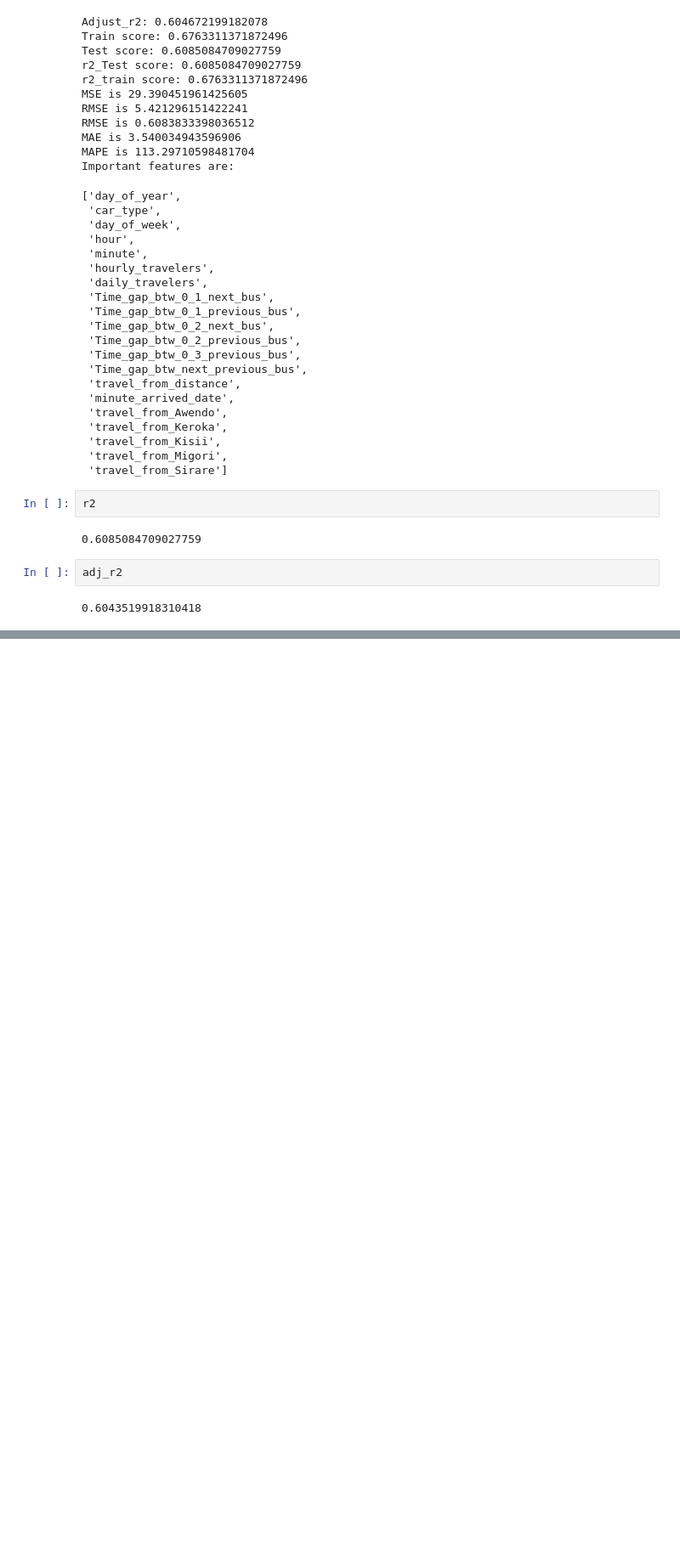
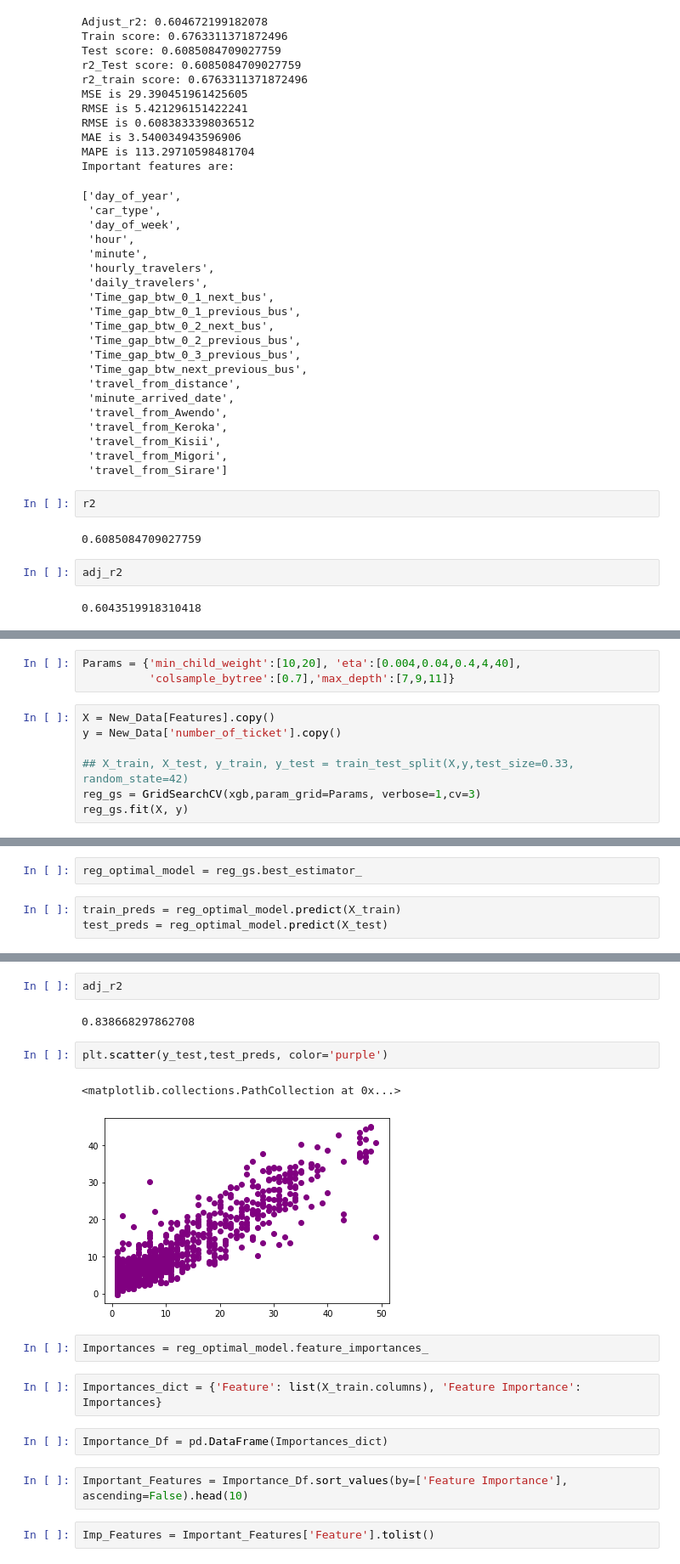
Before and after one commit to Yashwati-patel/Transport_Demand_Prediction, a Jupyter notebook: Final_Notebook_of_Transport_Demand_Prediction.ipynb, the cells around one changed output, grey strips where cells are left out. Shown: that part at 85% size. Drawn from its saved outputs; the diff is of its cells as text; blank space fills up the shorter version.

```diff
--- a/Final_Notebook_of_Transport_Demand_Prediction.ipynb
+++ b/Final_Notebook_of_Transport_Demand_Prediction.ipynb
@@ -885,0 +1051,10 @@ adj_r2
+# %%
+Params = {'min_child_weight':[10,20], 'eta':[0.004,0.04,0.4,4,40],
+          'colsample_bytree':[0.7],'max_depth':[7,9,11]}
+# %%
+X = New_Data[Features].copy()
+y = New_Data['number_of_ticket'].copy()
+
+## X_train, X_test, y_train, y_test = train_test_split(X,y,test_size=0.33, random_state=42)
+reg_gs = GridSearchCV(xgb,param_grid=Params, verbose=1,cv=3)
+reg_gs.fit(X, y)
@@ -885,0 +1109,5 @@ adj_r2
+# %%
+reg_optimal_model = reg_gs.best_estimator_
+# %%
+train_preds = reg_optimal_model.predict(X_train)
+test_preds = reg_optimal_model.predict(X_test)
@@ -885,0 +1128,19 @@ adj_r2
+# %%
+adj_r2
+# %% [output]
+0.838668297862708
+# %%
+plt.scatter(y_test,test_preds, color='purple')
+# %% [output]
+<matplotlib.collections.PathCollection at 0x...>
+[figure, added]
+# %%
+Importances = reg_optimal_model.feature_importances_
+# %%
+Importances_dict = {'Feature': list(X_train.columns), 'Feature Importance': Importances}
+# %%
+Importance_Df = pd.DataFrame(Importances_dict)
+# %%
+Important_Features = Importance_Df.sort_values(by=['Feature Importance'], ascending=False).head(10)
+# %%
+Imp_Features = Important_Features['Feature'].tolist()
```
Also changed, not shown: parts of 33 cells of this notebook.
